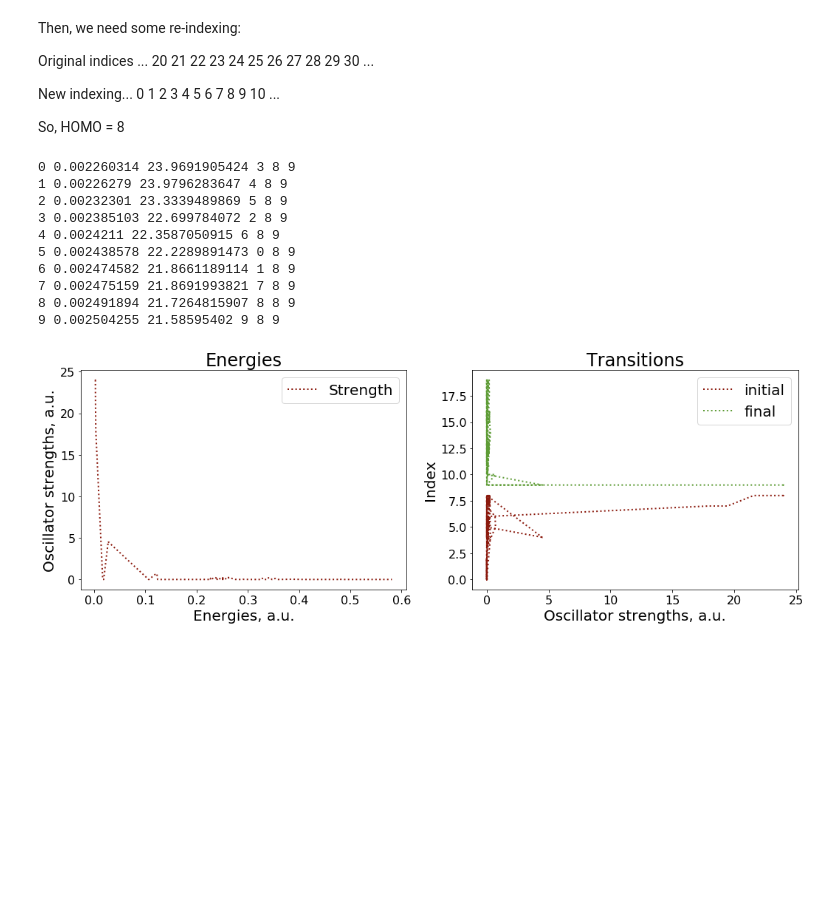
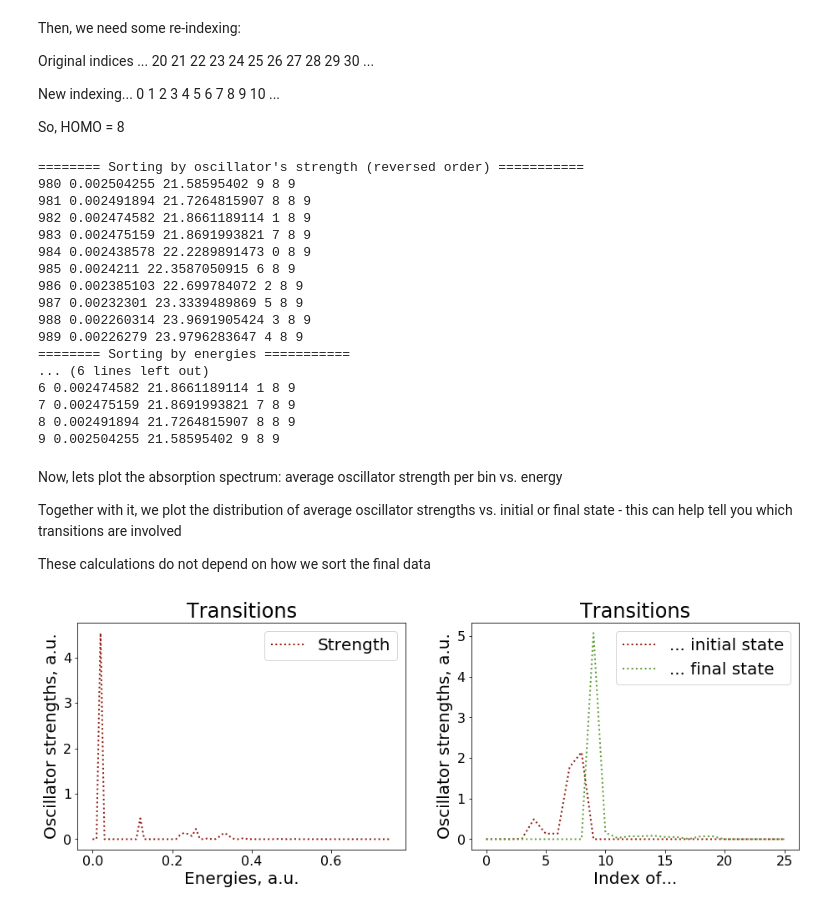
Before and after one commit to Quantum-Dynamics-Hub/libra-code, a Jupyter notebook: notebooks/Example9_NAMD/step2/DO_SPECTRUM.ipynb, the cells around one changed output. Cells and saved outputs as stored; diff of their text form; code cells hidden in the pictures; blank space fills up the shorter version.

Commit message:
Doc Challenge Day 36: Documented the compute_hprime module, added new functions to the data_stat module, finalized and cleaned up the tutorial for spectra calculations

```diff
--- a/notebooks/Example9_NAMD/step2/DO_SPECTRUM.ipynb
+++ b/notebooks/Example9_NAMD/step2/DO_SPECTRUM.ipynb
@@ -88,42 +88,70 @@ New indexing...       0  1  2  3  4  5  6  7  8  9 10 ...
 
 So, HOMO = 8
 # %%
+params = {"HOMO": 8, "opt":1 }
+E, osc_str, istep, init_st, fin_st = step2a.compute_spectrum(Hvib, Hprime_x, Hprime_y, Hprime_z, params)
+
+print "======== Sorting by oscillator's strength (reversed order) ==========="
+sz = len(E)
+for i in xrange(sz-10, sz):
+    print i, E[i], osc_str[i], istep[i], init_st[i], fin_st[i]
+
+
+
 params = {"HOMO": 8, "opt":0 }
 E, osc_str, istep, init_st, fin_st = step2a.compute_spectrum(Hvib, Hprime_x, Hprime_y, Hprime_z, params)
 
+print "======== Sorting by energies ==========="
 for i in xrange(10):
     print i, E[i], osc_str[i], istep[i], init_st[i], fin_st[i]
 # %% [output]
-0 0.002260314 23.9691905424 3 8 9
-1 0.00226279 23.9796283647 4 8 9
-2 0.00232301 23.3339489869 5 8 9
-3 0.002385103 22.699784072 2 8 9
-4 0.0024211 22.3587050915 6 8 9
-5 0.002438578 22.2289891473 0 8 9
+======== Sorting by oscillator's strength (reversed order) ===========
+980 0.002504255 21.58595402 9 8 9
+981 0.002491894 21.7264815907 8 8 9
+982 0.002474582 21.8661189114 1 8 9
+983 0.002475159 21.8691993821 7 8 9
+984 0.002438578 22.2289891473 0 8 9
+985 0.0024211 22.3587050915 6 8 9
+986 0.002385103 22.699784072 2 8 9
+987 0.00232301 23.3339489869 5 8 9
+988 0.002260314 23.9691905424 3 8 9
+989 0.00226279 23.9796283647 4 8 9
+======== Sorting by energies ===========
+... (6 lines left out)
 6 0.002474582 21.8661189114 1 8 9
 7 0.002475159 21.8691993821 7 8 9
 8 0.002491894 21.7264815907 8 8 9
 9 0.002504255 21.58595402 9 8 9
+# %% [markdown]
+Now, lets plot the absorption spectrum: average oscillator strength per bin vs. energy
+
+Together with it, we plot the distribution of average oscillator strengths vs. initial or final state - this can help tell you which transitions are involved
+
+These calculations do not depend on how we sort the final data
+# %%
+nE, nOSC = data_stat.compute_density(E, osc_str, 0.0, 0.75, 0.01)
+nIS, nOSC1 = data_stat.compute_density(init_st, osc_str, 0, 25, 1)
+nFS, nOSC2 = data_stat.compute_density(fin_st, osc_str, 0, 25, 1)
 # %%
-plt.figure(1, figsize=(18, 12)) # dpi=300, frameon=False)
+plt.figure(1, figsize=(16, 5)) # dpi=300, frameon=False)
 
-plt.subplot(2,2,1)
-plt.title('Energies')
+plt.subplot(1,2,1)
+plt.title('Transitions')
 plt.xlabel('Energies, a.u.')
 plt.ylabel('Oscillator strengths, a.u.')
-plt.plot(E, osc_str, label='Strength', linestyle=":", linewidth=2, color = colors["11"])
+plt.plot(nE, nOSC, label='Strength', linestyle=":", linewidth=2, color = colors["11"])
+plt.legend()
+
+plt.subplot(1,2,2)
+plt.title('Transitions')
+plt.xlabel('Index of...')
+plt.ylabel('Oscillator strengths, a.u.')
+plt.plot(nIS, nOSC1, label='... initial state', linestyle=":", linewidth=2, color = colors["11"])
+plt.plot(nFS, nOSC2, label='... final state', linestyle=":", linewidth=2, color = colors["21"])
 plt.legend()
 
 
-plt.subplot(2,2,2)
-plt.title('Transitions')
-plt.xlabel('Oscillator strengths, a.u.')
-plt.ylabel('Index')
-plt.plot(osc_str, init_st, label='initial', linestyle=":", linewidth=2, color = colors["11"])
-plt.plot(osc_str, fin_st, label='final', linestyle=":", linewidth=2, color = colors["21"])
-plt.legend()
-
 plt.show()
 plt.close()
 # %% [output]
-[figure, old version]
+[figure, new version]
```
Also changed, not shown: parts of 2 cells of this notebook, 2 other files.
